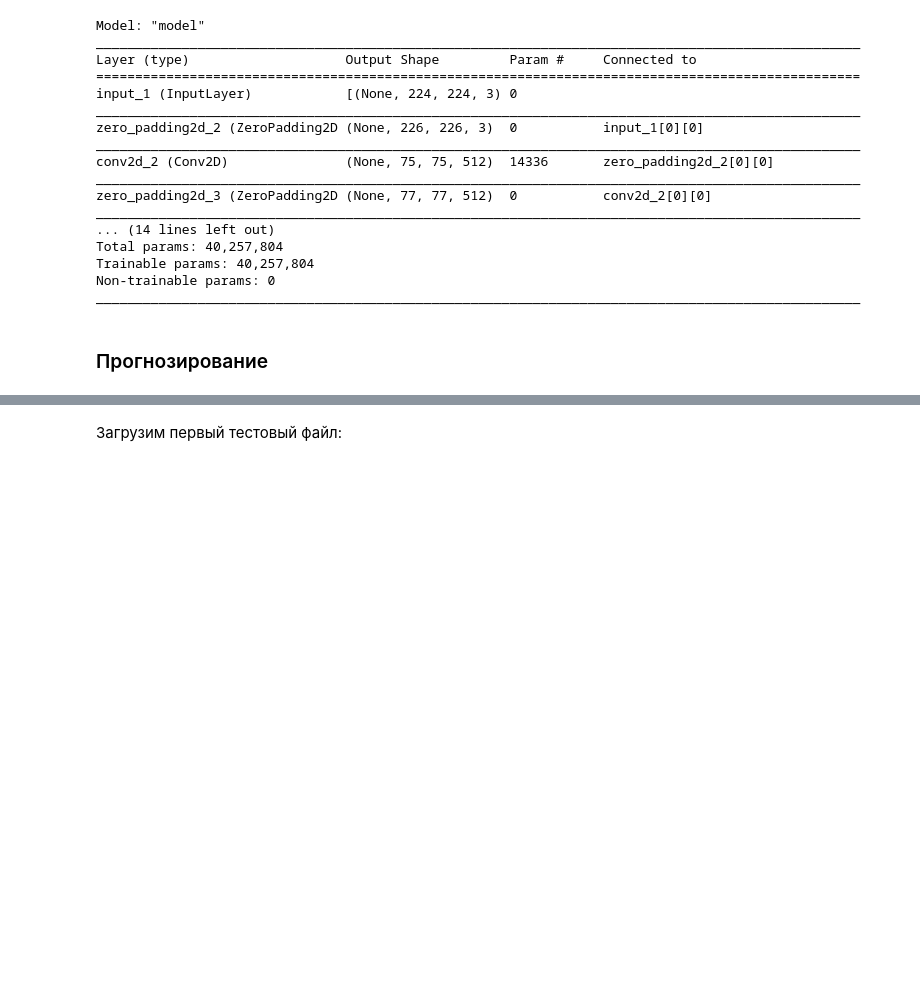
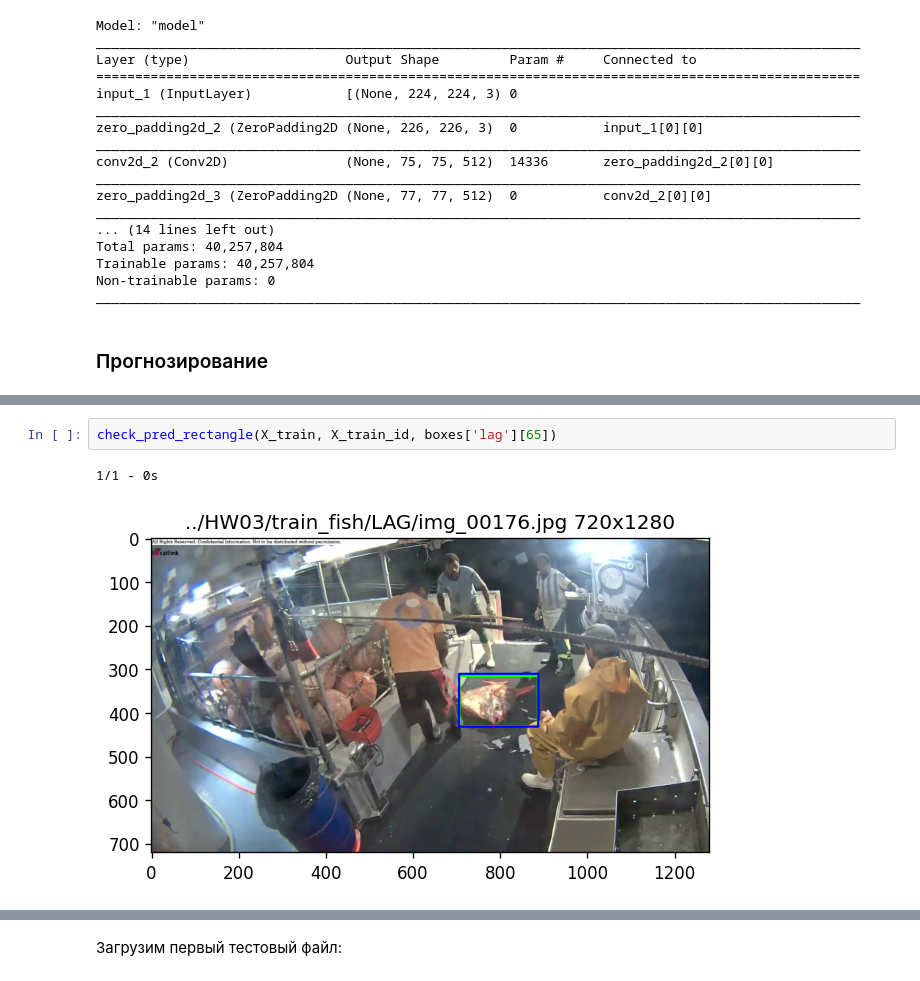
Before and after one commit to Alexapathfinder/Netology, a Jupyter notebook: Computer vision/HW03.ipynb, the cells around one changed output, grey strips where cells are left out. Drawn from its saved outputs; the diff is of its cells as text; blank space fills up the shorter version.

```diff
--- a/Computer vision/HW03.ipynb
+++ b/Computer vision/HW03.ipynb
@@ -537,0 +568,5 @@ ________________________________________________________________________________
+# %%
+check_pred_rectangle(X_train, X_train_id, boxes['lag'][65])
+# %% [output]
+1/1 - 0s
+[figure, added]
```
Also changed, not shown: parts of 16 cells of this notebook, 3 other files.
